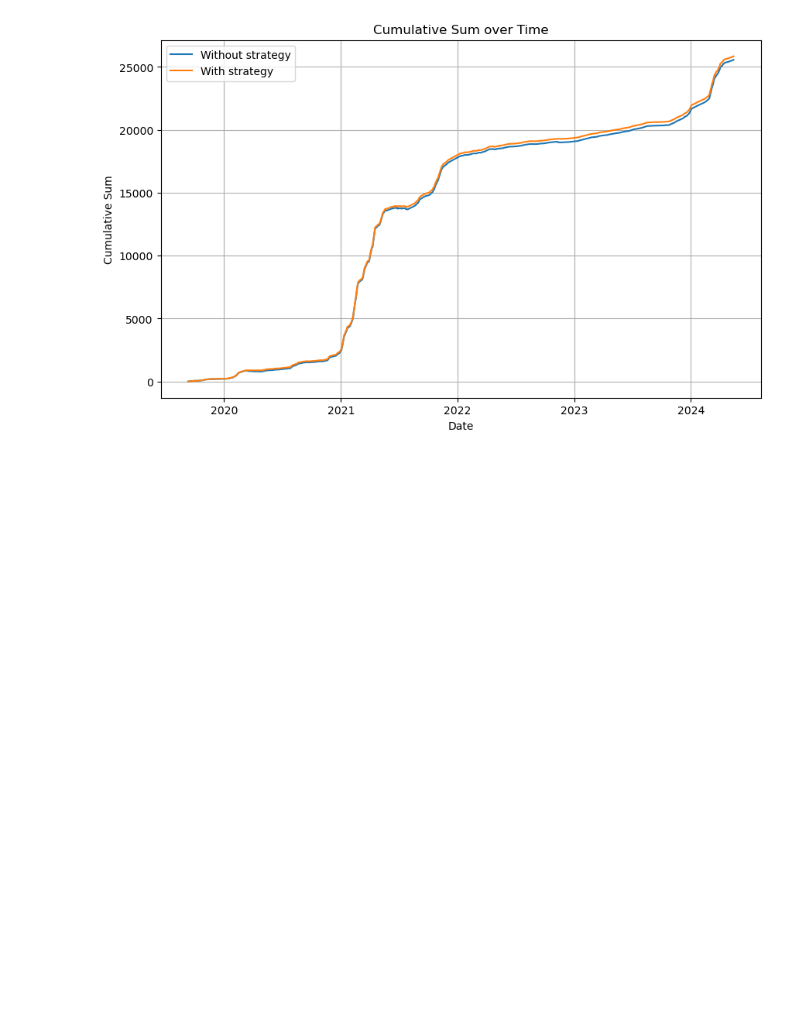
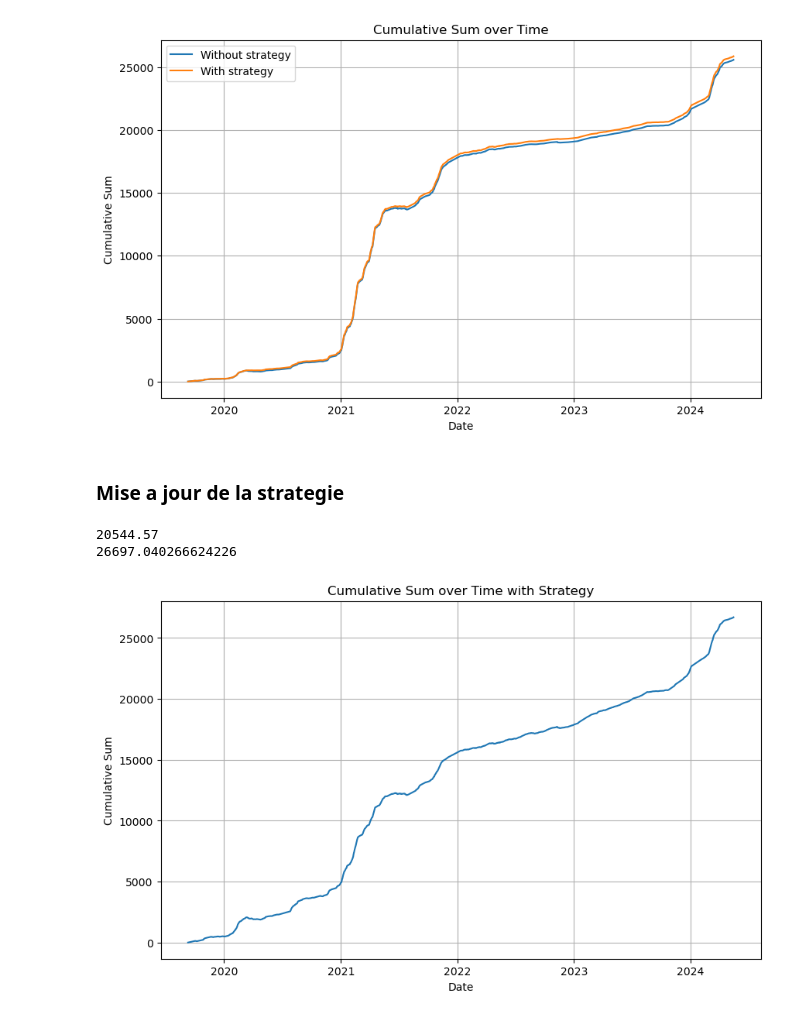
Before and after one commit to Aidasvenc/funding-rate-trading, a Jupyter notebook: Binance.ipynb, the cells around one changed output. Saved outputs shown, nothing was run; the diff lists cells and outputs as text; code cells hidden in the pictures; blank space fills up the shorter version.

Commit message:
Mise a jour strategie

```diff
--- a/Binance.ipynb
+++ b/Binance.ipynb
@@ -415,3 +424,72 @@ plt.legend()
 plt.show()
 # %% [output]
 [figure]
+# %% [markdown]
+### Mise a jour de la strategie
+# %%
+# Money originally invested in the strategy
+initial_investment = data2['Open BTCUSDT_PERP'][0] + data2['Open BTCUSDT_SPOT'][0]
+print(initial_investment)
+# Creating a variable to keep track of the updated investment (variation because of funding rate, and fees when closing/entering position)
+updated_investment = initial_investment
+
+# Create empty list to store the results
+result = []
+temp = 0
+
+# Verify the condition and apply the strategy
+for i in range(len(data2)):
+
+    # Verify if the funding rate is negative and the absolute value of the funding rate times the open price of the future is greater than the fees of closing and reopening the position
+    # In reality, the fees to close the position aren't the same as the fees to open the position
+    # (as the updated invested amount is lower when reopening the position due to closing fees),
+    # but for the sake of simplicity, we will assume they are the same
+    if data2['fundingRate'].iloc[i] < 0 and abs(data2['fundingRate'].iloc[i] * (updated_investment/2)) > (((updated_investment/2) * fees_future + (updated_investment/2) * fees_spot)*2):
+
+        # Calculate the difference between the open price of the future and the open price of the spot
+        # Not sure it's right --> verify calculations
+        # Not sure because: idk if the difference in future and spot full value is the same as a fraction
+        # of spot and future. As the price vary with time, and the money in circulation is not equal to the price
+        # we well only be able to purchase a fraction of spot and future, thus idk if the calculations are right
+        difference = (data2['Open BTCUSDT_PERP'].iloc[temp] - data2['Open BTCUSDT_SPOT'].iloc[temp]) - (data2['Open BTCUSDT_PERP'].iloc[i] - data2['Open BTCUSDT_SPOT'].iloc[i])
+
+        # creating temporary variable containing the total money in circulation before closing the position
+        investment_before_closing = updated_investment
+
+        # Quand on reprend la position, on la reprend avec l'investissement total precedent + la difference + l'argent gagné grace au funding rate cumulé
+        cumulative_list = list(itertools.accumulate(result[temp:i]))
+        if cumulative_list:  # Check if the list is not empty
+            updated_investment += cumulative_list[-1] + difference
+        else:
+            updated_investment += difference
+
+        # Compute the fees (cost of closing and reopening the position)
+        fees = ((investment_before_closing/2) * fees_future + (investment_before_closing/2) * fees_spot) + ((updated_investment/2) * fees_future + (updated_investment/2) * fees_spot)
+        result.append(-fees) # negative value because we are closing/reopening the position (costs money)
+
+        # Variable to keep the last iteration where the condition was met
+        temp = i
+    else:
+        updated_investment += data2['fundingRate'].iloc[i] * updated_investment
+        result.append(data2['fundingRate'].iloc[i] * updated_investment)
+
+
+# Substract fees from first result
+result[0] = result[0] - (data2['Open BTCUSDT_PERP'][0] * fees_future + data2['Open BTCUSDT_SPOT'][0] * fees_spot)
+
+# Comput the cumulative sum
+cumulative_sum = list(itertools.accumulate(result))
+print(cumulative_sum[-1])
+
+# Plot
+plt.figure(figsize=(10,6))
+plt.grid(True)
+plt.plot(data2.index, cumulative_sum)
+plt.xlabel('Date')
+plt.ylabel('Cumulative Sum')
+plt.title('Cumulative Sum over Time with Strategy')
+plt.show()
+# %% [output]
+20544.57
+26697.040266624226
+[figure, added]
```
Also changed, not shown: parts of 13 cells of this notebook.
